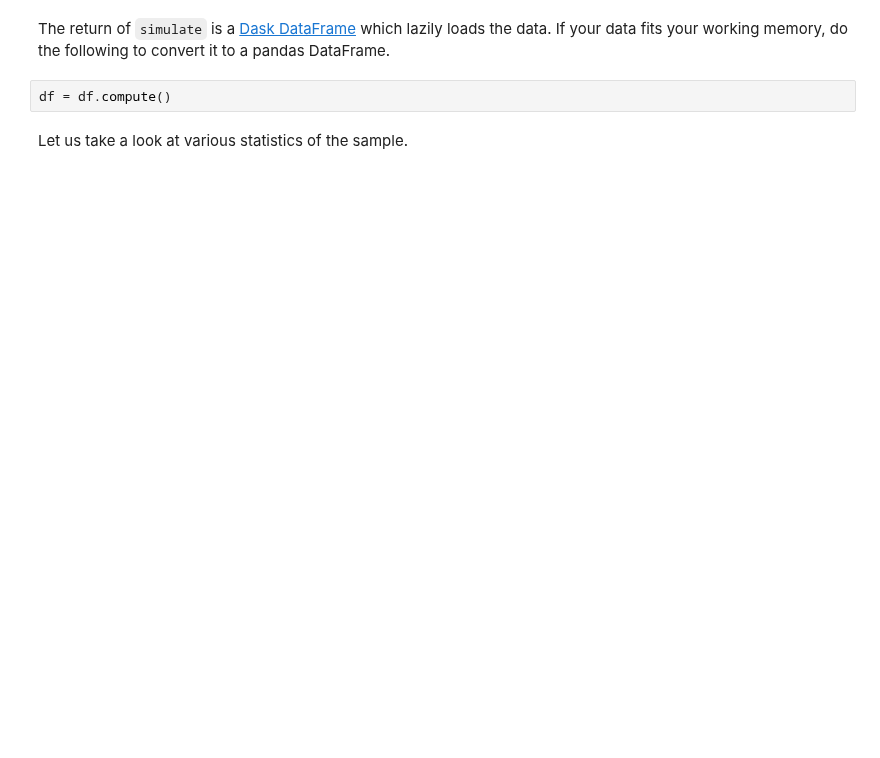
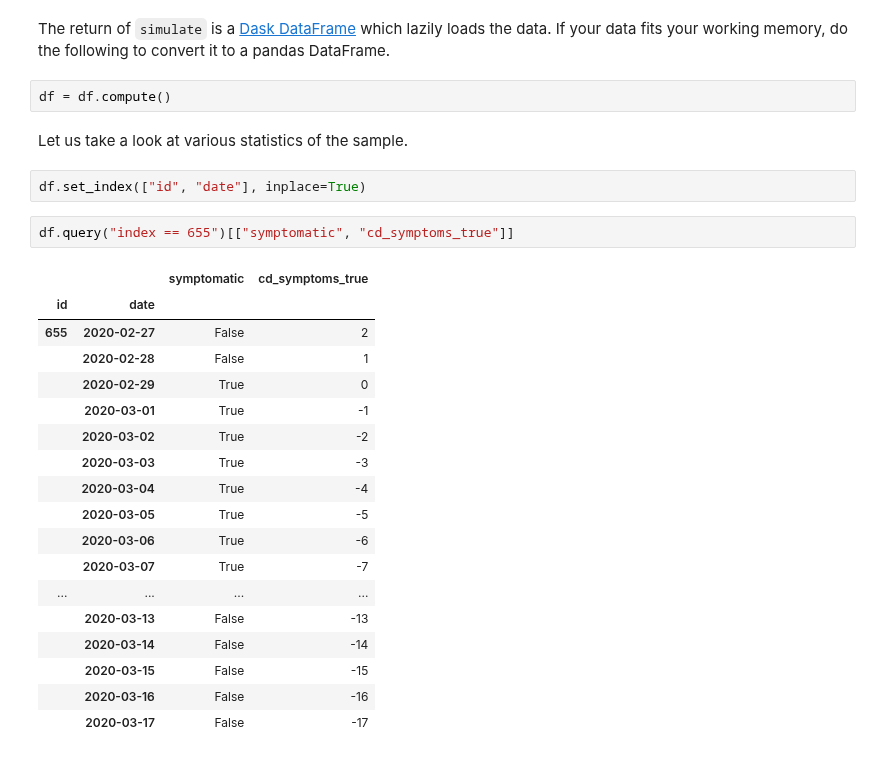
Before and after one commit to covid-19-impact-lab/sid, a Jupyter notebook: docs/source/tutorials/how_to_simulate.ipynb, the cells around one changed output. Saved outputs shown, nothing was run; the diff lists cells and outputs as text; blank space fills up the shorter version.

```diff
--- a/docs/source/tutorials/how_to_simulate.ipynb
+++ b/docs/source/tutorials/how_to_simulate.ipynb
@@ -190,3 +208,26 @@ The return of `simulate` is a [Dask DataFrame](https://docs.dask.org/en/latest/d
 df = df.compute()
 # %% [markdown]
 Let us take a look at various statistics of the sample.
+# %%
+df.set_index(["id", "date"], inplace=True)
+# %%
+df.query("index == 655")[["symptomatic", "cd_symptoms_true"]]
+# %% [output]
+|  |  | symptomatic | cd_symptoms_true |
+| id | date |  |  |
+| 655 | 2020-02-27 | False | 2 |
+|  | 2020-02-28 | False | 1 |
+|  | 2020-02-29 | True | 0 |
+|  | 2020-03-01 | True | -1 |
+|  | 2020-03-02 | True | -2 |
+|  | 2020-03-03 | True | -3 |
+|  | 2020-03-04 | True | -4 |
+|  | 2020-03-05 | True | -5 |
+|  | 2020-03-06 | True | -6 |
+|  | 2020-03-07 | True | -7 |
+| ... | ... | ... | ... |
+|  | 2020-03-13 | False | -13 |
+|  | 2020-03-14 | False | -14 |
+|  | 2020-03-15 | False | -15 |
+|  | 2020-03-16 | False | -16 |
+|  | 2020-03-17 | False | -17 |
```
Also changed, not shown: parts of 10 cells of this notebook, 5 other files.
